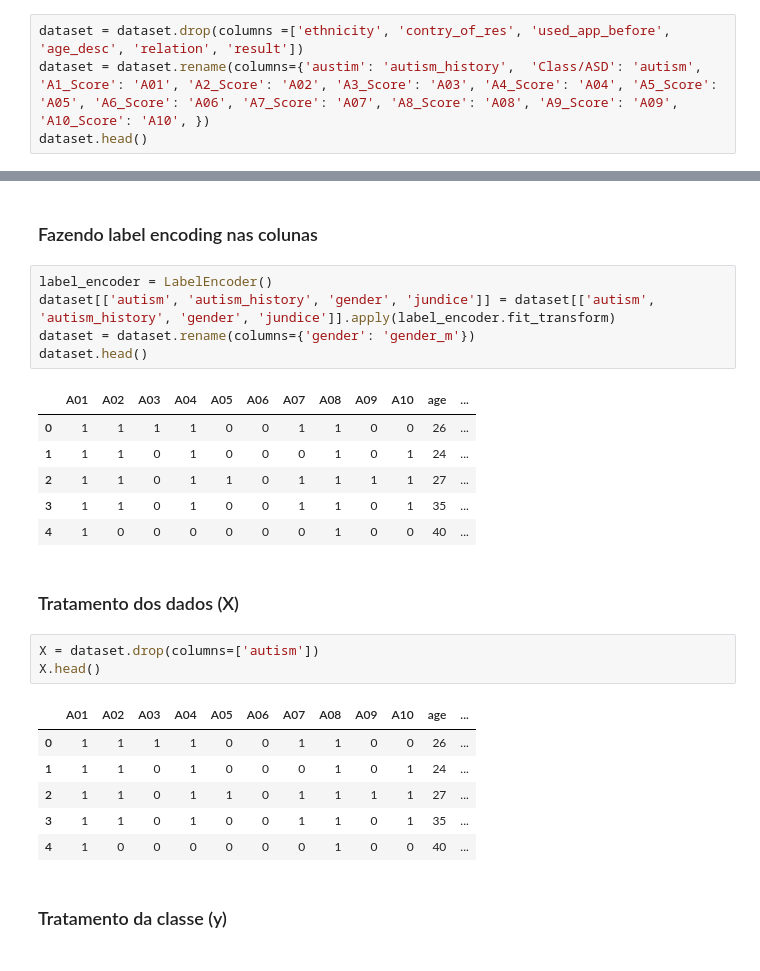
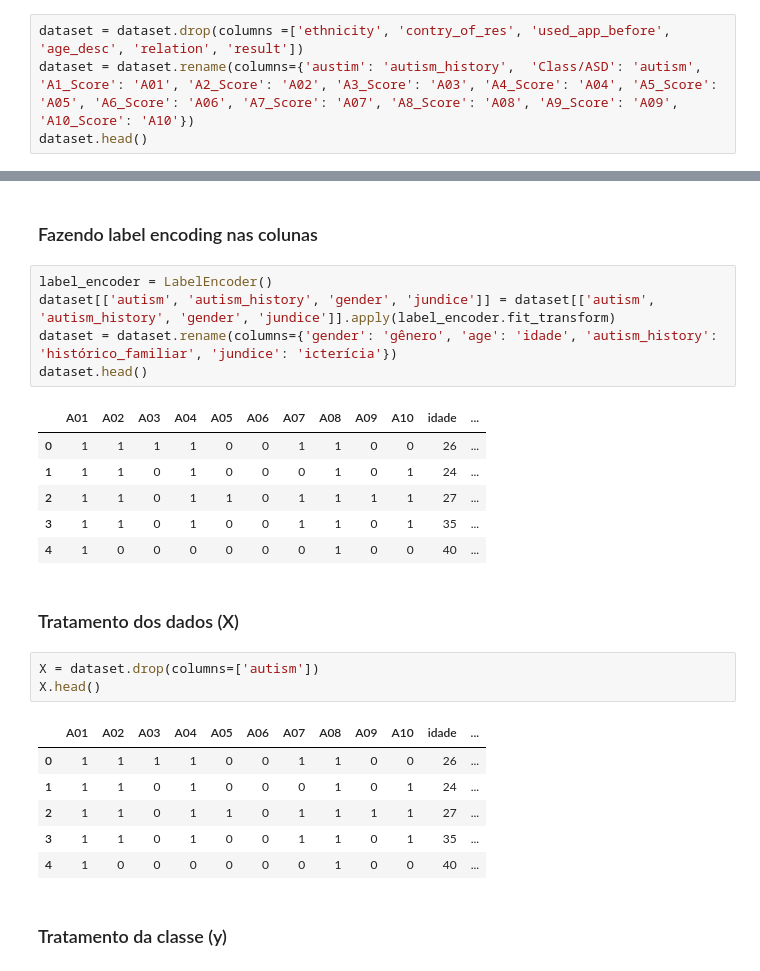
Before and after one commit to carinalanchine/aprendizado-de-maquina-saude, a Jupyter notebook: Projeto de aplicação/main.ipynb, the cells around one changed output, grey strips where cells are left out. Saved outputs shown, nothing was run; the diff lists cells and outputs as text.

```diff
--- a/Projeto de aplicação/main.ipynb
+++ b/Projeto de aplicação/main.ipynb
@@ -60,7 +64,7 @@ dataset.describe()
 ### Removendo e renomeando colunas conforme necessário
 # %%
 dataset = dataset.drop(columns =['ethnicity', 'contry_of_res', 'used_app_before', 'age_desc', 'relation', 'result'])
-dataset = dataset.rename(columns={'austim': 'autism_history',  'Class/ASD': 'autism', 'A1_Score': 'A01', 'A2_Score': 'A02', 'A3_Score': 'A03', 'A4_Score': 'A04', 'A5_Score': 'A05', 'A6_Score': 'A06', 'A7_Score': 'A07', 'A8_Score': 'A08', 'A9_Score': 'A09', 'A10_Score': 'A10', })
+dataset = dataset.rename(columns={'austim': 'autism_history',  'Class/ASD': 'autism', 'A1_Score': 'A01', 'A2_Score': 'A02', 'A3_Score': 'A03', 'A4_Score': 'A04', 'A5_Score': 'A05', 'A6_Score': 'A06', 'A7_Score': 'A07', 'A8_Score': 'A08', 'A9_Score': 'A09', 'A10_Score': 'A10'})
 dataset.head()
 # %% [output]
 |  | A01 | A02 | A03 | A04 | A05 | A06 | A07 | A08 | A09 | A10 | age | ... |
@@ -167,10 +171,10 @@ dtype: object
 # %%
 label_encoder = LabelEncoder()
 dataset[['autism', 'autism_history', 'gender', 'jundice']] = dataset[['autism', 'autism_history', 'gender', 'jundice']].apply(label_encoder.fit_transform)
-dataset = dataset.rename(columns={'gender': 'gender_m'})
+dataset = dataset.rename(columns={'gender': 'gênero', 'age': 'idade', 'autism_history': 'histórico_familiar', 'jundice': 'icterícia'})
 dataset.head()
 # %% [output]
-|  | A01 | A02 | A03 | A04 | A05 | A06 | A07 | A08 | A09 | A10 | age | ... |
+|  | A01 | A02 | A03 | A04 | A05 | A06 | A07 | A08 | A09 | A10 | idade | ... |
 | 0 | 1 | 1 | 1 | 1 | 0 | 0 | 1 | 1 | 0 | 0 | 26 | ... |
 | 1 | 1 | 1 | 0 | 1 | 0 | 0 | 0 | 1 | 0 | 1 | 24 | ... |
 | 2 | 1 | 1 | 0 | 1 | 1 | 0 | 1 | 1 | 1 | 1 | 27 | ... |
@@ -182,7 +186,7 @@ dataset.head()
 X = dataset.drop(columns=['autism'])
 X.head()
 # %% [output]
-|  | A01 | A02 | A03 | A04 | A05 | A06 | A07 | A08 | A09 | A10 | age | ... |
+|  | A01 | A02 | A03 | A04 | A05 | A06 | A07 | A08 | A09 | A10 | idade | ... |
 | 0 | 1 | 1 | 1 | 1 | 0 | 0 | 1 | 1 | 0 | 0 | 26 | ... |
 | 1 | 1 | 1 | 0 | 1 | 0 | 0 | 0 | 1 | 0 | 1 | 24 | ... |
 | 2 | 1 | 1 | 0 | 1 | 1 | 0 | 1 | 1 | 1 | 1 | 27 | ... |
```
Also changed, not shown: parts of 22 cells of this notebook.
